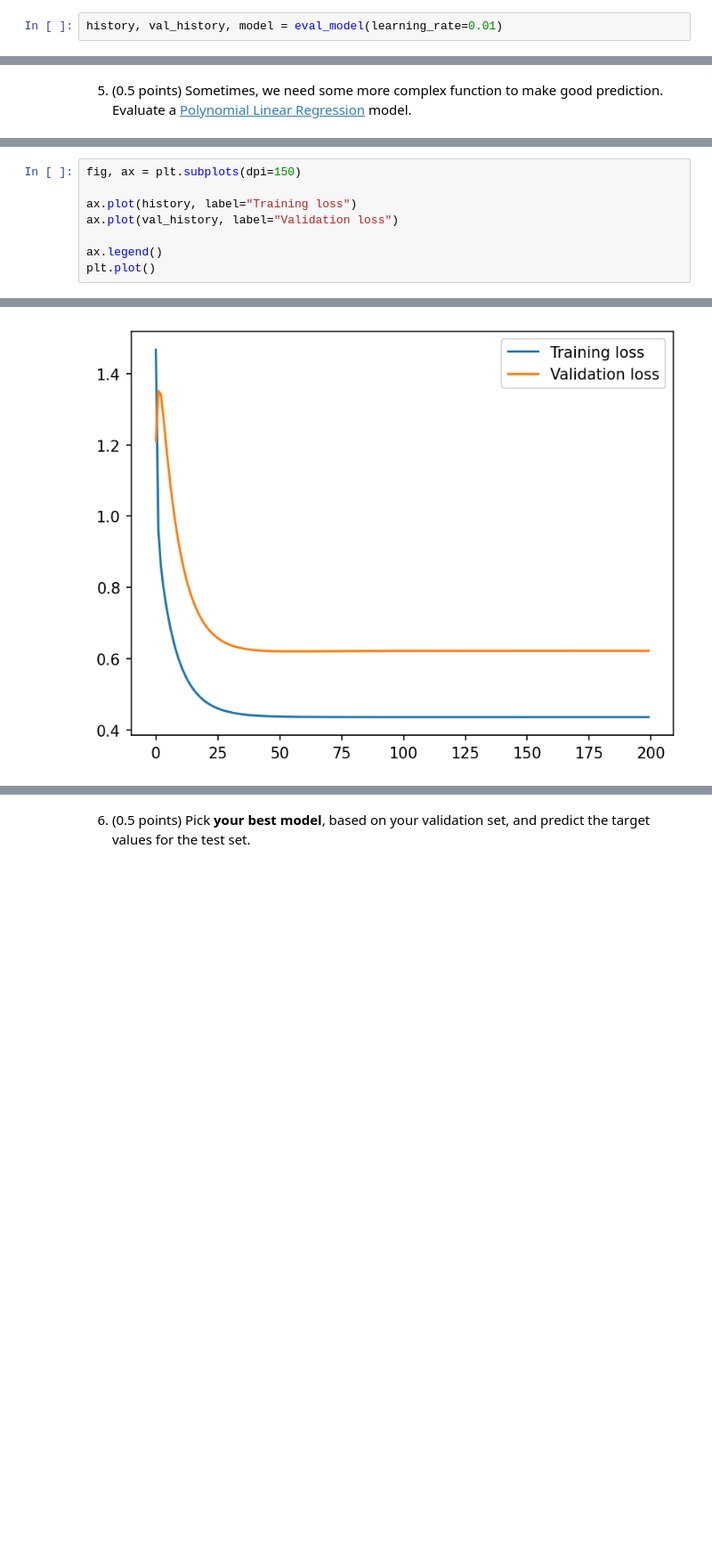
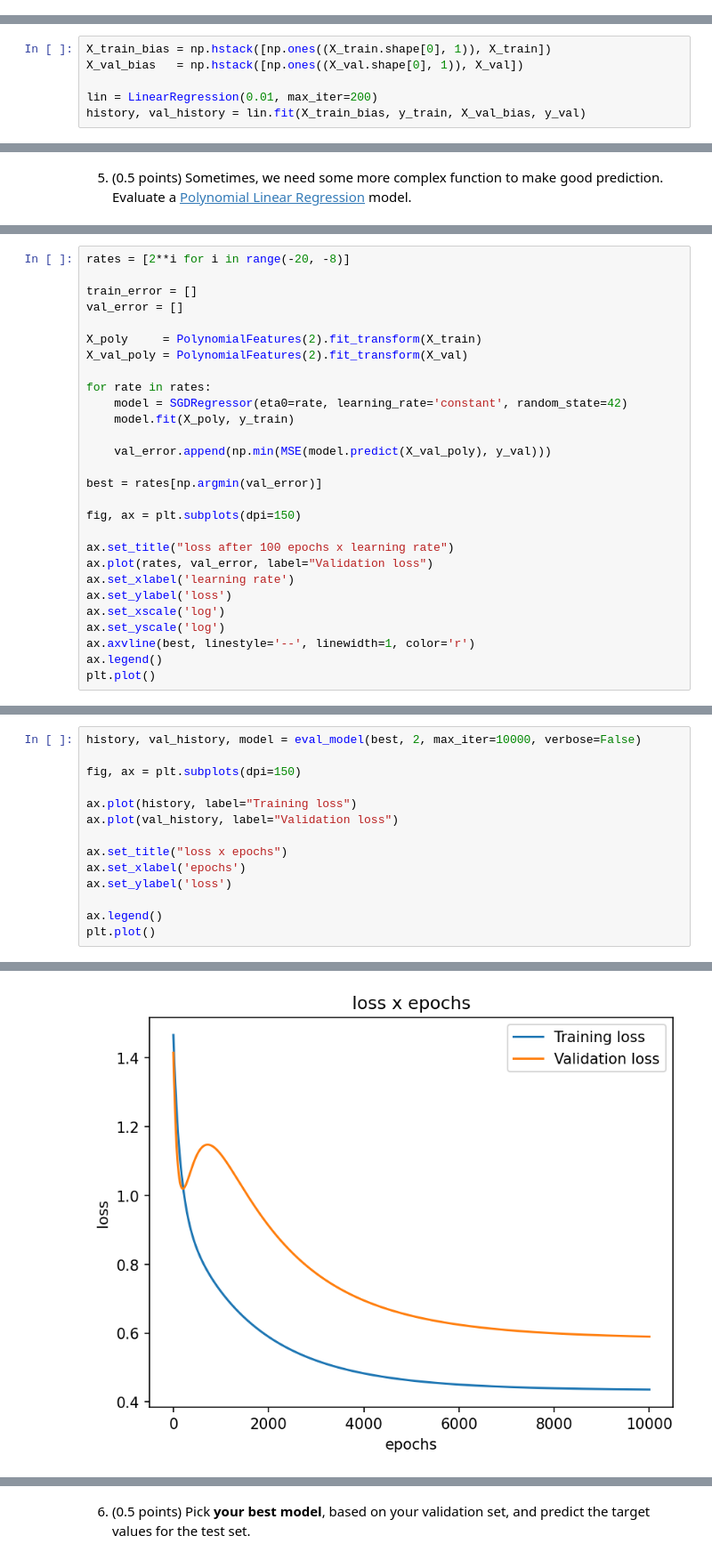
Before and after one commit to DanielGardin/MO444, a Jupyter notebook: T2_Classical_Techniques.ipynb, the cells around one changed output, grey strips where cells are left out. Shown at 89% size. Drawn from its saved outputs; the diff is of its cells as text; blank space fills up the shorter version.

```diff
--- a/T2_Classical_Techniques.ipynb
+++ b/T2_Classical_Techniques.ipynb
@@ -329,4 +346,2 @@ def eval_model(learning_rate, polynomial_degree=1, verbose=True, max_iter=200):
 
     return history, val_history, lin
-# %%
-history, val_history, model = eval_model(learning_rate=0.01)
@@ -350,0 +348,6 @@ Epoch 200: Training loss    0.45755
+# %%
+X_train_bias = np.hstack([np.ones((X_train.shape[0], 1)), X_train])
+X_val_bias   = np.hstack([np.ones((X_val.shape[0], 1)), X_val])
+
+lin = LinearRegression(0.01, max_iter=200)
+history, val_history = lin.fit(X_train_bias, y_train, X_val_bias, y_val)
@@ -520,0 +485,28 @@ Epoch 200: Training loss    0.43712
+# %%
+rates = [2**i for i in range(-20, -8)]
+
+train_error = []
+val_error = []
+
+X_poly     = PolynomialFeatures(2).fit_transform(X_train)
+X_val_poly = PolynomialFeatures(2).fit_transform(X_val)
+
+for rate in rates:
+    model = SGDRegressor(eta0=rate, learning_rate='constant', random_state=42)
+    model.fit(X_poly, y_train)
+
+    val_error.append(np.min(MSE(model.predict(X_val_poly), y_val)))
+
+best = rates[np.argmin(val_error)]
+
+fig, ax = plt.subplots(dpi=150)
+
+ax.set_title("loss after 100 epochs x learning rate")
+ax.plot(rates, val_error, label="Validation loss")
+ax.set_xlabel('learning rate')
+ax.set_ylabel('loss')
+ax.set_xscale('log')
+ax.set_yscale('log')
+ax.axvline(best, linestyle='--', linewidth=1, color='r')
+ax.legend()
+plt.plot()
@@ -521,11 +516,17 @@ Epoch 200: Training loss    0.43712
 # %%
+history, val_history, model = eval_model(best, 2, max_iter=10000, verbose=False)
+
 fig, ax = plt.subplots(dpi=150)
 
 ax.plot(history, label="Training loss")
 ax.plot(val_history, label="Validation loss")
 
+ax.set_title("loss x epochs")
+ax.set_xlabel('epochs')
+ax.set_ylabel('loss')
+
 ax.legend()
 plt.plot()
 # %% [output]
 []
-[figure, old version]
+[figure, new version]
```
Also changed, not shown: parts of 53 cells of this notebook.
